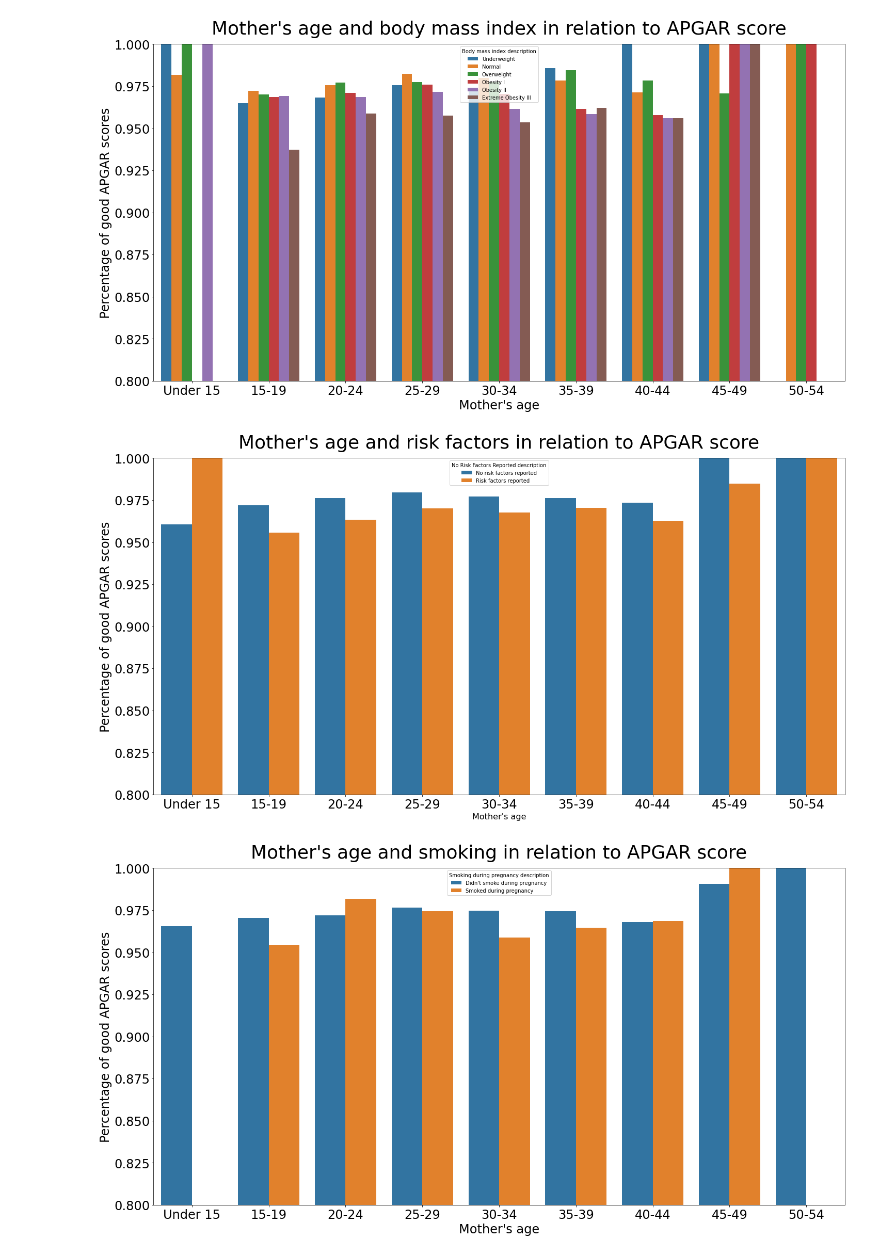
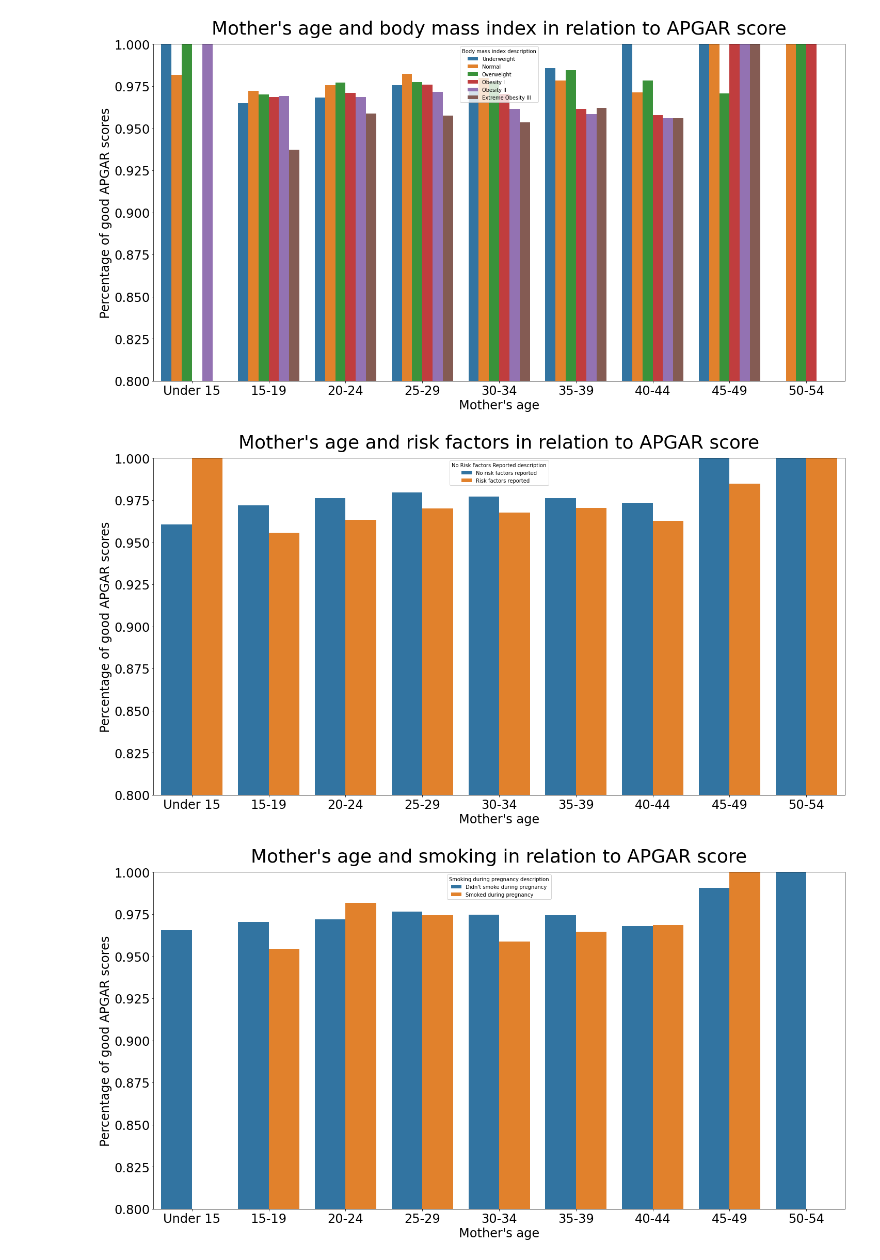
Before and after one commit to WiktorSa/Projekt-MSiD, a Jupyter notebook: analyse_data/Czynniki wpływające na wynik APGAR.ipynb, the cells around one changed output. Cells and saved outputs as stored; diff of their text form; code cells hidden in the pictures.

```diff
--- a/analyse_data/Czynniki wpływające na wynik APGAR.ipynb
+++ b/analyse_data/Czynniki wpływające na wynik APGAR.ipynb
@@ -348,15 +348,15 @@ plt.show()
 # %%
 plt.figure(figsize=(24, 12))
 sns.barplot(x='Mothers age description', y='APGAR score', hue='No Risk Factors Reported description', data=df.sort_values(['Mothers Age Recode 9', 'Body Mass Index Recode']), ci=None)
 plt.title("Mother's age and risk factors in relation to APGAR score", fontsize=36, y=1.02)
-plt.xlabel("Mother's age", fontsize=16)
+plt.xlabel("Mother's age", fontsize=24)
 plt.ylabel("Percentage of good APGAR scores", fontsize=24)
 plt.ylim(0.8, 1)
 plt.xticks(fontsize=24)
 plt.yticks(fontsize=24)
 plt.show()
 # %% [output]
-[figure, old version]
+[figure, new version]
 # %%
 plt.figure(figsize=(24, 12))
 sns.barplot(x='Mothers age description', y='APGAR score', hue='Smoking during pregnancy description', data=df.sort_values(['Mothers Age Recode 9', 'Smoked during pregnancy']), ci=None)
```
Also changed, not shown: parts of 3 cells of this notebook, 2 other files.
